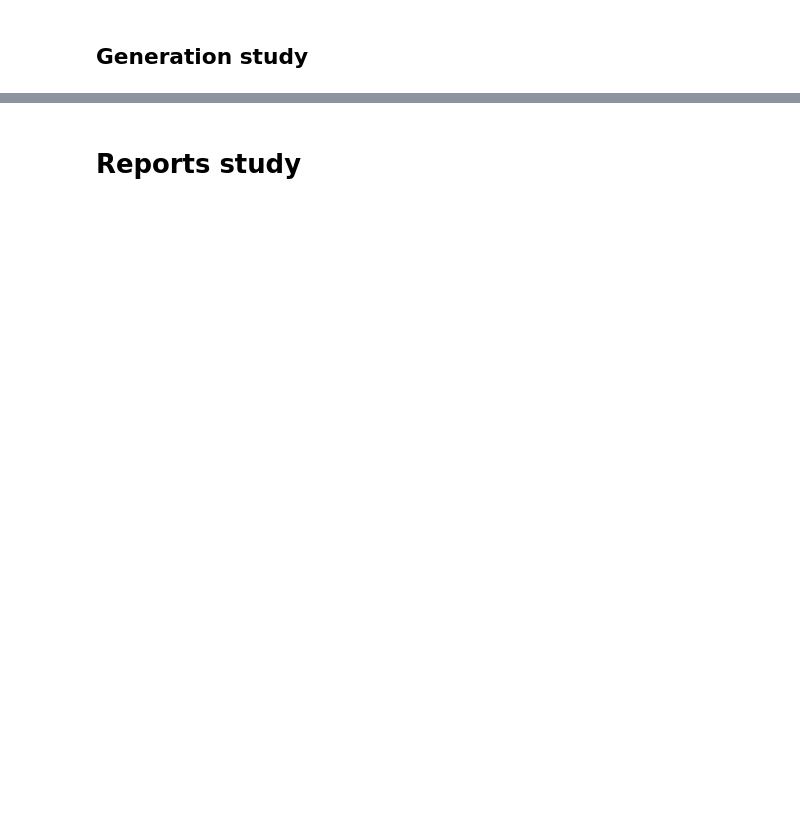
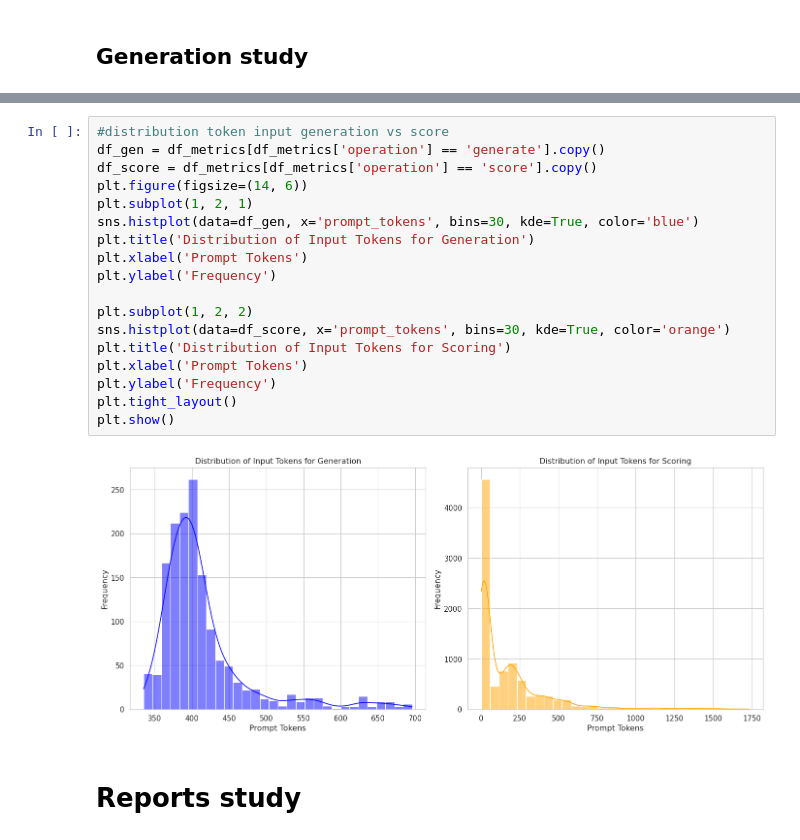
Before and after one commit to Lurpigi/msc-thesis-LLMs-to-rank-decompilers, a Jupyter notebook: final_db.ipynb, the cells around one changed output, grey strips where cells are left out. Saved outputs shown, nothing was run; the diff lists cells and outputs as text; blank space fills up the shorter version.

```diff
--- a/final_db.ipynb
+++ b/final_db.ipynb
@@ -126,2 +155,22 @@ plt.show()
+# %%
+#distribution token input generation vs score
+df_gen = df_metrics[df_metrics['operation'] == 'generate'].copy()
+df_score = df_metrics[df_metrics['operation'] == 'score'].copy()
+plt.figure(figsize=(14, 6))
+plt.subplot(1, 2, 1)
+sns.histplot(data=df_gen, x='prompt_tokens', bins=30, kde=True, color='blue')
+plt.title('Distribution of Input Tokens for Generation')
+plt.xlabel('Prompt Tokens')
+plt.ylabel('Frequency')
+
+plt.subplot(1, 2, 2)
+sns.histplot(data=df_score, x='prompt_tokens', bins=30, kde=True, color='orange')
+plt.title('Distribution of Input Tokens for Scoring')
+plt.xlabel('Prompt Tokens')
+plt.ylabel('Frequency')
+plt.tight_layout()
+plt.show()
+# %% [output]
+[figure, added]
 # %% [markdown]
 # Reports study
```
Also changed, not shown: parts of 20 cells of this notebook, 2 other files.
